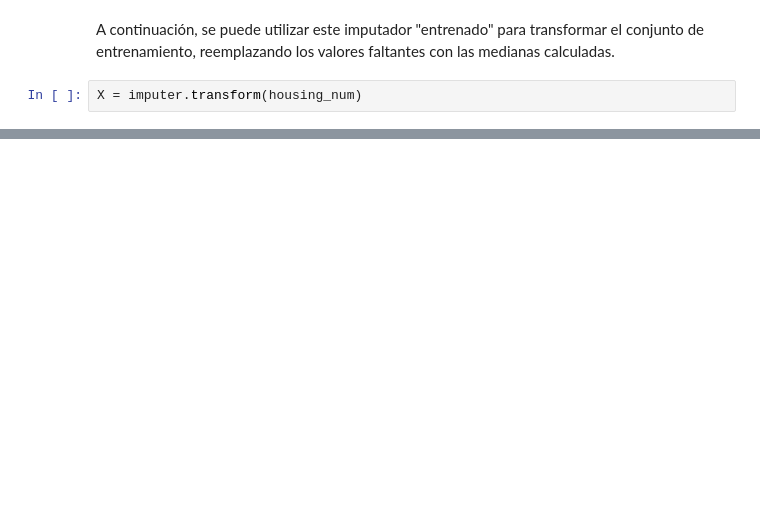
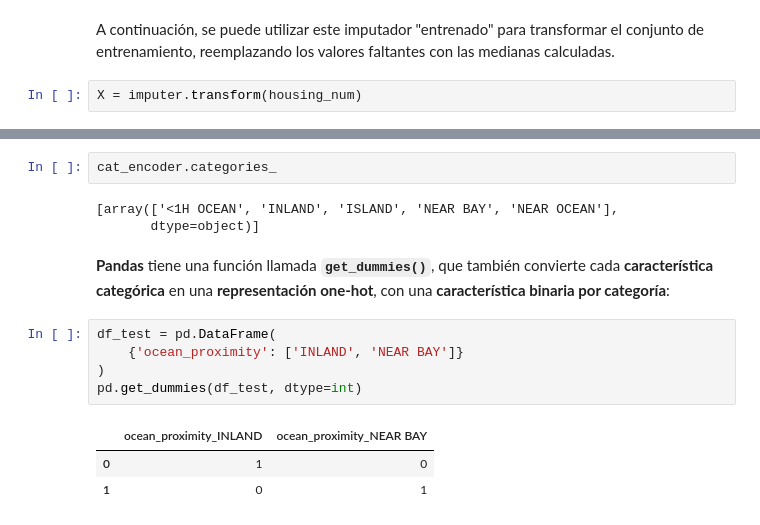
Before and after one commit to halxhernandez/Proyectos-De-Aprendizaje-Automatico, a Jupyter notebook: Modelo_De_Precios_De_Vivienda_En_California.ipynb, the cells around one changed output, grey strips where cells are left out. Cells and saved outputs as stored; diff of their text form; blank space fills up the shorter version.

```diff
--- a/Modelo_De_Precios_De_Vivienda_En_California.ipynb
+++ b/Modelo_De_Precios_De_Vivienda_En_California.ipynb
@@ -664,0 +787,16 @@ X = imputer.transform(housing_num)
+# %%
+cat_encoder.categories_
+# %% [output]
+[array(['<1H OCEAN', 'INLAND', 'ISLAND', 'NEAR BAY', 'NEAR OCEAN'],
+       dtype=object)]
+# %% [markdown]
+**Pandas** tiene una función llamada **`get_dummies()`**, que también convierte cada **característica categórica** en una **representación one-hot**, con una **característica binaria por categoría**:
+# %%
+df_test = pd.DataFrame(
+    {'ocean_proximity': ['INLAND', 'NEAR BAY']}
+)
+pd.get_dummies(df_test, dtype=int)
+# %% [output]
+|  | ocean_proximity_INLAND | ocean_proximity_NEAR BAY |
+| 0 | 1 | 0 |
+| 1 | 0 | 1 |
```
Also changed, not shown: parts of 41 cells of this notebook.
